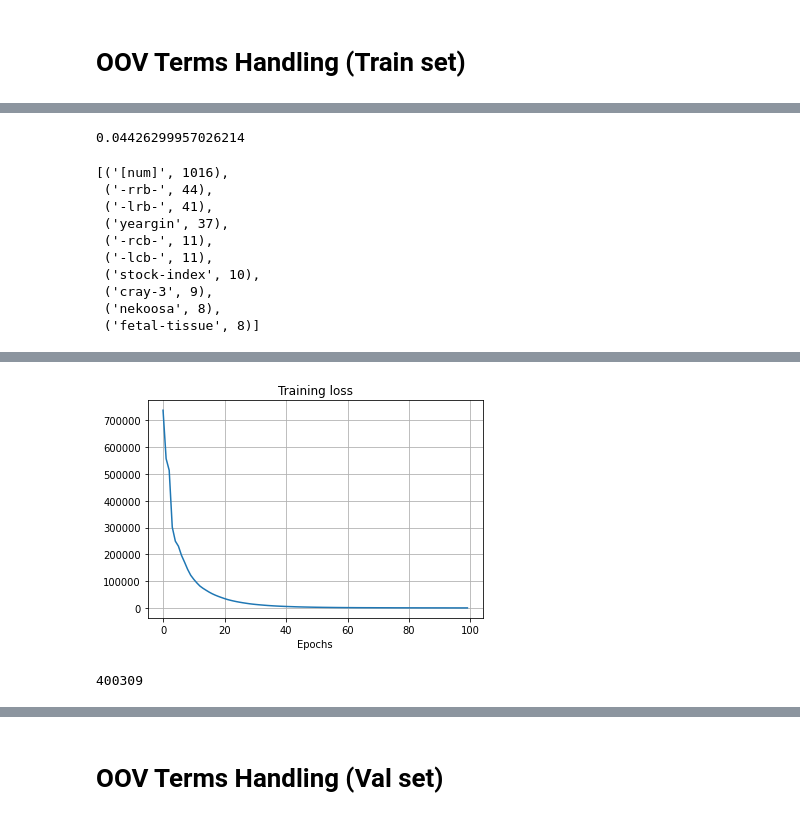
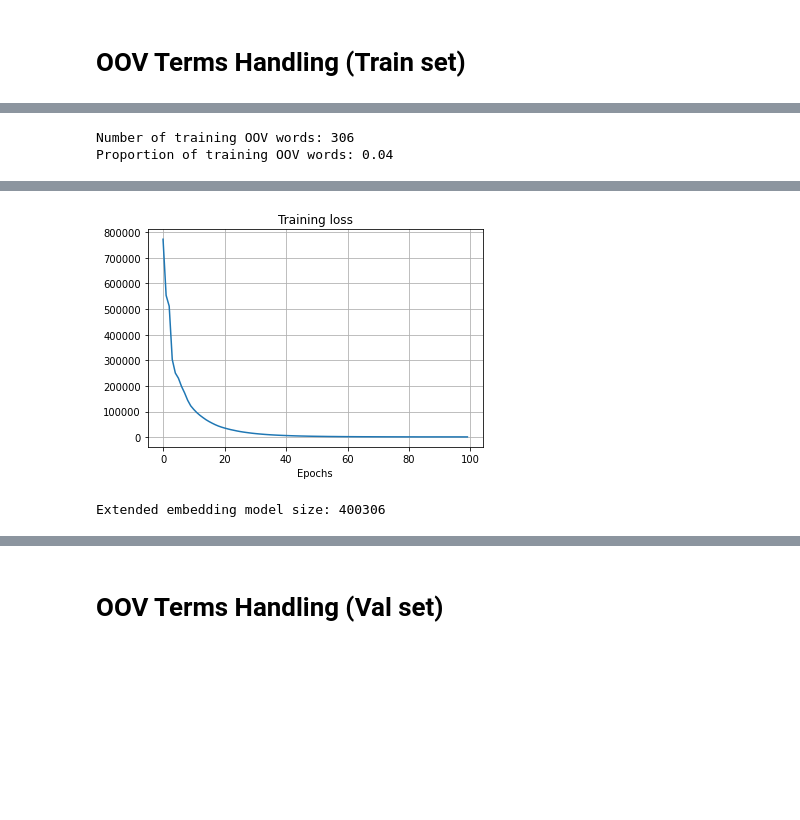
Before and after one commit to EnricoPittini/POS-tagging, a Jupyter notebook: 1) oov handling.ipynb, the cells around one changed output, grey strips where cells are left out. Saved outputs shown, nothing was run; the diff lists cells and outputs as text; code cells hidden in the pictures; blank space fills up the shorter version.

```diff
--- a/1) oov handling.ipynb
+++ b/1) oov handling.ipynb
@@ -74,23 +51,13 @@ OOV_words
-# %%
-proportion_OOV_words
-# %% [output]
-0.04426299957026214
-# %%
-OOV_words_counts[:10]
-# %% [output]
-[('[num]', 1016),
- ('-rrb-', 44),
- ('-lrb-', 41),
- ('yeargin', 37),
- ('-rcb-', 11),
- ('-lcb-', 11),
- ('stock-index', 10),
- ('cray-3', 9),
- ('nekoosa', 8),
- ('fetal-tissue', 8)]
+# %%
+print(f'Number of training OOV words: {len(OOV_words)}')
+print(f'Proportion of training OOV words: {proportion_OOV_words:.2f}')
+# %% [output]
+Number of training OOV words: 306
+Proportion of training OOV words: 0.04
 # %%
 from utils.oov_handler import extend_embedding_model
 
-extended_embedding_model = extend_embedding_model(embedding_model=GLOVE_embeddings, texts=texts_train)
+extended_embedding_model, vocabulary_training, trained_parameters_dict_training = extend_embedding_model(embedding_model=GLOVE_embeddings,
+                                                                                                texts=texts_train)
 # %% [output]
 Building co-occurence matrix...
@@ -110,5 +77,5 @@ epochs: 100 loss: 1390.2987
-[figure, old version]
+[figure, new version]
-# %%
-len(extended_embedding_model)
-# %% [output]
-400309
+# %%
+print(f'Extended embedding model size: {len(extended_embedding_model)}')
+# %% [output]
+Extended embedding model size: 400306
```
Also changed, not shown: parts of 19 cells of this notebook.
